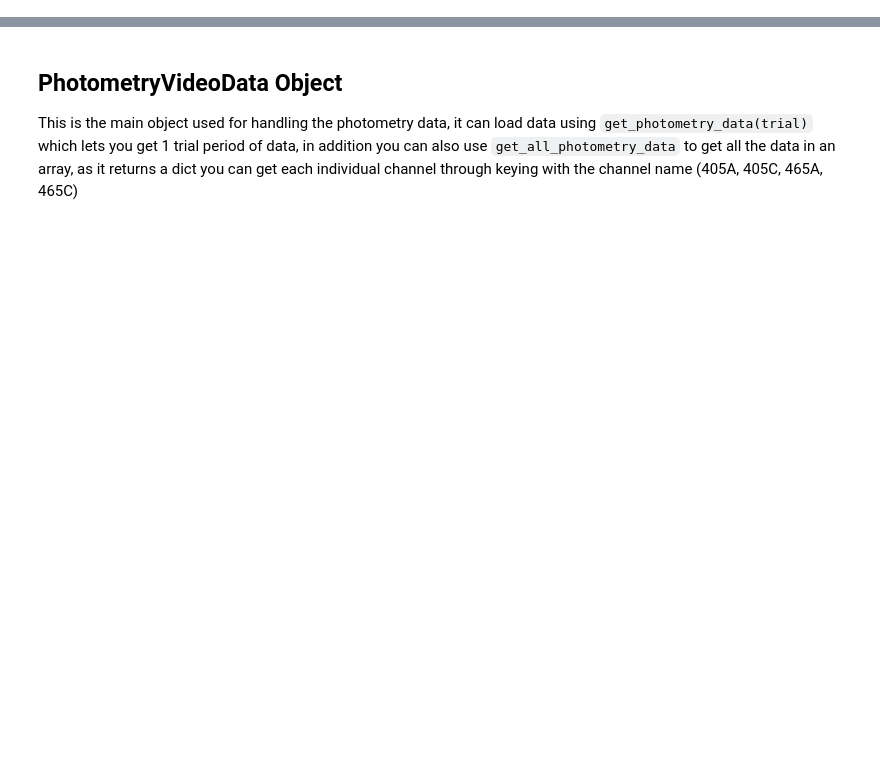
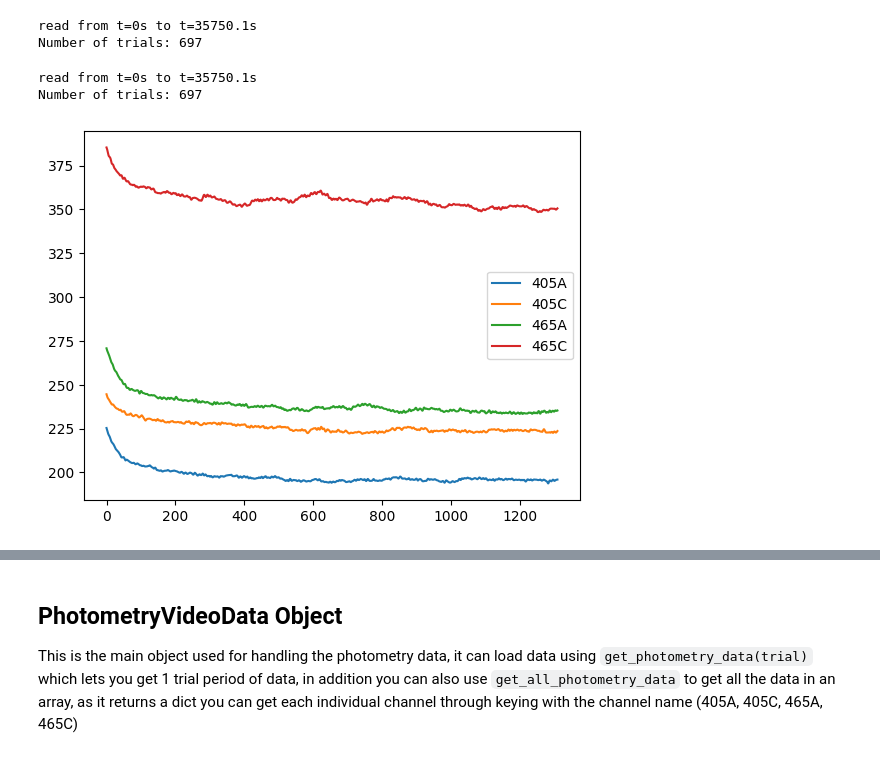
Before and after one commit to Tsuchijo/Social-Interaction-Analysis-, a Jupyter notebook: src/test_trials.ipynb, the cells around one changed output, grey strips where cells are left out. Saved outputs shown, nothing was run; the diff lists cells and outputs as text; code cells hidden in the pictures; blank space fills up the shorter version.

```diff
--- a/src/test_trials.ipynb
+++ b/src/test_trials.ipynb
@@ -11,0 +11,41 @@ test_experiment = pts.PhotometryVideoData(data_files['path'][1], trim_start=12)
+# %%
+trials_405A, trials_405C, trials_465A, trials_465C = pts.load_photometry_streams(
+    config.remote_photometry_path + '/Social_Interaction-231005/M3_F1_M4_F2',
+    sample_rate=45,
+    trial_duration=30,
+    skip_trials=1,
+    threshold=10,
+    )
+# %% [output]
+read from t=0s to t=35750.1s
+Number of trials: 697
+# %%
+df = pts.write_photometry_to_csv(
+    '/mnt/teams/TM_Lab/Arjun Bhaskaran/Social interaction project/October Test Data/csv files/20231005093139_log.csv',
+    '/mnt/teams/TM_Lab/Arjun Bhaskaran/Social interaction project/October Test Data/videos/20231005093138_SI.h264',
+    config.remote_photometry_path + '/Social_Interaction-231005/M3_F1_M4_F2',
+    None,
+    'M5',
+    'M6',
+    trial_duration=30,
+    skip_trials=1,
+    sample_rate=45,
+    cue_offset_seconds=0
+)
+# %% [output]
+read from t=0s to t=35750.1s
+Number of trials: 697
+# %%
+photo_data = pts.PhotometryVideoData(df=df, trim_start=40)
+# %%
+## You can use get_photometry_data to get the photometry data for a specific trial
+## The first argument is the trial number (0-indexed)
+## Returns a dict keyed by the 4 different channels (405A, 405C, 465A, 465C)
+plt.plot(photo_data.get_photometry_data(0)['405A'], label='405A')
+plt.plot(photo_data.get_photometry_data(0)['405C'], label='405C')
+plt.plot(photo_data.get_photometry_data(0)['465A'], label='465A')
+plt.plot(photo_data.get_photometry_data(0)['465C'], label='465C')
+plt.legend()
+plt.show()
+# %% [output]
+[figure, added]
```
Also changed, not shown: parts of 11 cells of this notebook, 2 other files.
